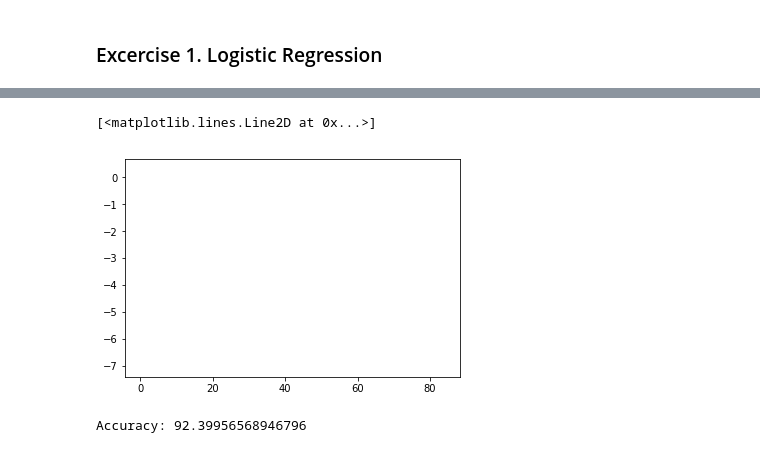
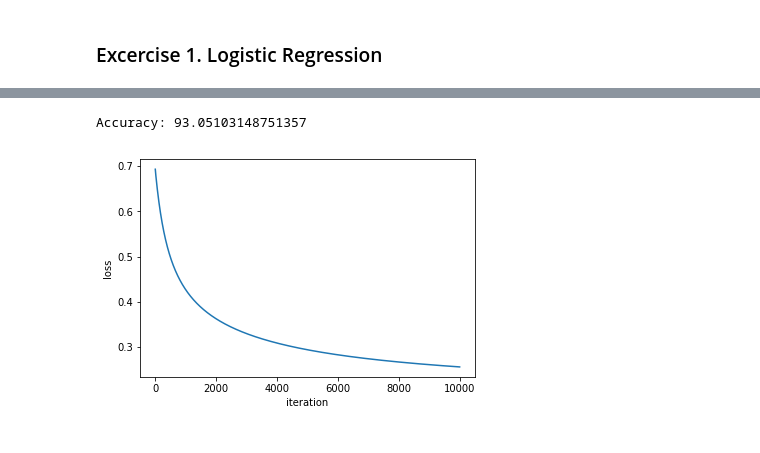
Before and after one commit to evabertalan/mustererkennung, a Jupyter notebook: 9/9_logistic_regression.ipynb, the cells around one changed output, grey strips where cells are left out. Saved outputs shown, nothing was run; the diff lists cells and outputs as text; code cells hidden in the pictures.

```diff
--- a/9/9_logistic_regression.ipynb
+++ b/9/9_logistic_regression.ipynb
@@ -15,21 +15,16 @@ def load_data(file_name):
     return X_train, y_train, X_test, y_test
 # %%
 class LogisticRegression:
-    def __init__(self, num_iter, learning_rate, loss='loss'):
+    def __init__(self, num_iter, learning_rate, loss='cross_entropy'):
         self.num_iter = num_iter
         self.lr = learning_rate
         self.loss_func = loss
 
     def __sigmoid(self, x):
-        x += 10**-9
         return 1 / (1 + np.exp(-x))
 
-    def __loss(self, h, y):
-        h += 10**-9
+    def cross_entropy(self, h, y):
         return -np.mean(y*np.log(h) + (1-y)*np.log(1-h))
-
-    def __cross_entropy(self, h, y):
-        return -(y*np.log(h) + (1-y)*np.log(1-h))
 
     def __squared_error(self, h, y):
         h = (h >= 0.5)
@@ -37,7 +32,7 @@ class LogisticRegression:
 
     def fit(self, X, y):
         self.weights = np.zeros(X.shape[1])
-        self.accuracy = []
+        self.loss = []
         for i in range(self.num_iter):
             z = np.dot(X, self.weights)
             h = self.__sigmoid(z)
@@ -48,10 +43,8 @@ class LogisticRegression:
                 loss = self.__cross_entropy(h, y)
             elif self.loss_func == 'squared error':
                 loss = self.__squared_error(h, y)
-            else:
-                loss = self.__loss(h, y)
-#             print('loss', loss)
-            self.accuracy.append(1-loss)
+
+            self.loss.append(loss)
         return self
 
     def predict(self, X_test):
@@ -61,5 +56,5 @@ X_train, y_train, X_test, y_test = load_data(file_name='spambase/spambase.data')
 # %%
-# from sklearn.preprocessing import FunctionTransformer
-# transformer = FunctionTransformer(np.log1p, validate=True)
-# X_train = transformer.transform(X_train)
-# X_test = transformer.transform(X_test)
+from sklearn.preprocessing import FunctionTransformer
+transformer = FunctionTransformer(np.log1p, validate=True)
+X_train = transformer.transform(X_train)
+X_test = transformer.transform(X_test)
@@ -70,5 +60,0 @@ reg_fit = log_reg.fit(X_train, y_train)
-# %%
-plt.plot(reg_fit.accuracy)
-# %% [output]
-[<matplotlib.lines.Line2D at 0x...>]
-[figure, removed]
@@ -77,5 +61,12 @@ prediction = log_reg.predict(X_test)
 # %%
+log_reg = LogisticRegression(10000, 0.01)
+reg_fit = log_reg.fit(X_train, y_train)
+plt.plot(reg_fit.loss)
+plt.xlabel('iteration')
+plt.ylabel('loss')
+prediction = log_reg.predict(X_test)
 accuracy = len(np.where(prediction == y_test)[0])/len(y_test)*100
-print('Accuracy:',accuracy)
+print('Accuracy:', accuracy)
 # %% [output]
-Accuracy: 92.39956568946796
+Accuracy: 93.05103148751357
+[figure, added]
```
Also changed, not shown: parts of 8 cells of this notebook.
